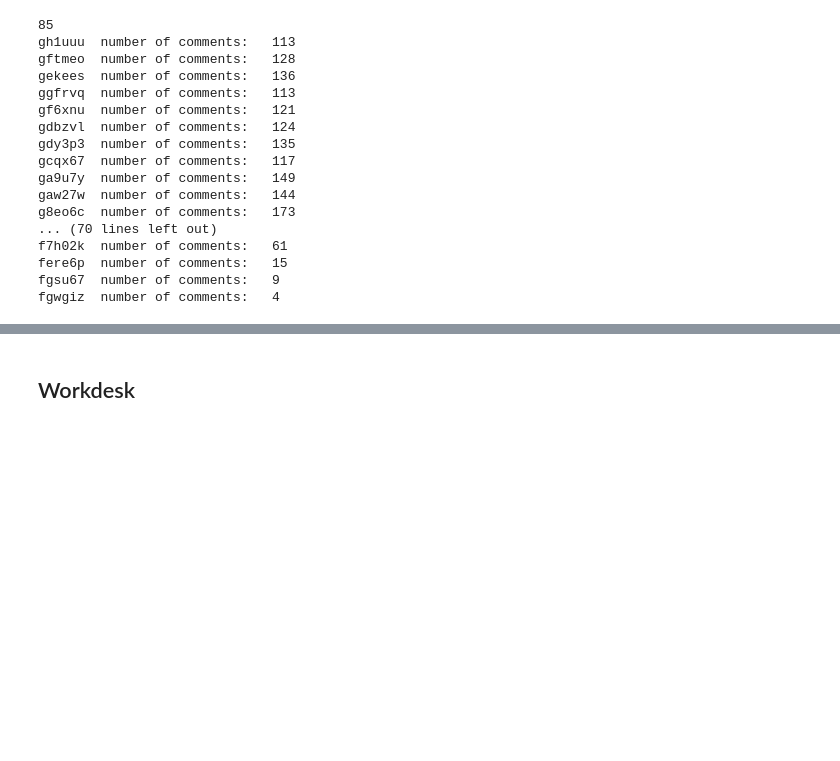
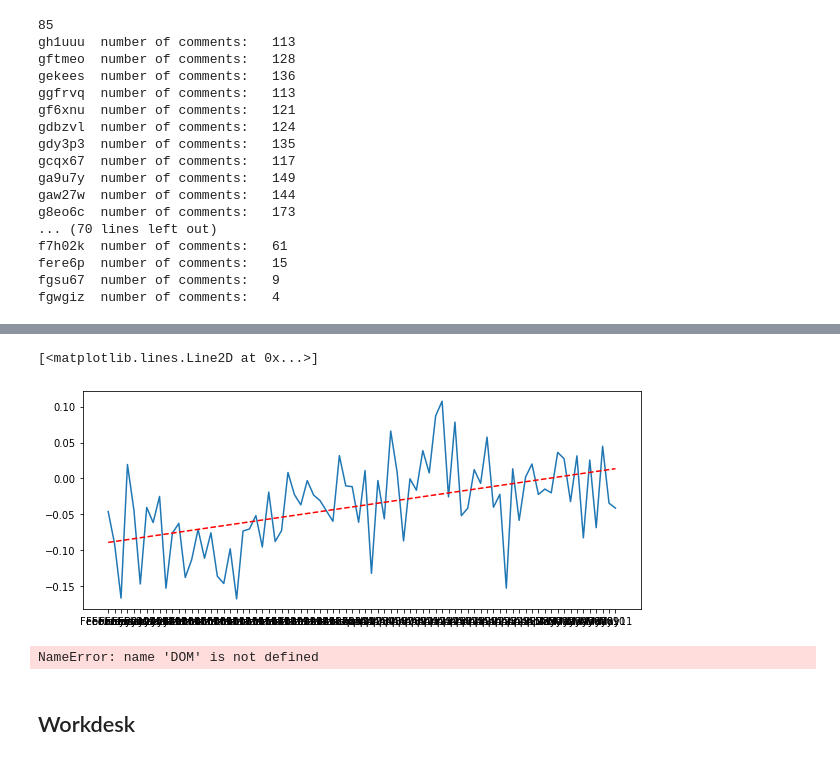
Before and after one commit to Allyson-English/sentiment_analysis, a Jupyter notebook: Reddit_COVID.ipynb, the cells around one changed output, grey strips where cells are left out. Saved outputs shown, nothing was run; the diff lists cells and outputs as text; code cells hidden in the pictures; blank space fills up the shorter version.

Commit message:
pulled data going back to Feb 20 and visualized trend

```diff
--- a/Reddit_COVID.ipynb
+++ b/Reddit_COVID.ipynb
@@ -190,3 +202,52 @@ pprint(comment_dict)
+# %%
+avrg_by_day = df.groupby('DOM').mean().reset_index()
+
+def sort_days(x):
+    if x.startswith('F'):
+        return 2
+    elif x.startswith('Mar'):
+        return 3
+    elif x.startswith('Ap'):
+        return 4
+    elif x.startswith('May'):
+        return 5
+
+avrg_by_day['month_num'] = avrg_by_day['DOM'].apply(sort_days)
+
+def day_num(x):
+    return int(x[-2:])
+
+avrg_by_day['day_num'] = avrg_by_day['DOM'].apply(day_num)
+
+avrg_by_day.sort_values(['month_num', 'day_num'], inplace = True)
+avrg_by_day.reset_index(drop=True, inplace= True)
+# %%
+y = avrg_by_day['compound']
+x = avrg_by_day.index
+x_labels = avrg_by_day['DOM']
+
+#ploting with matplotlib
+
+fig, ax = plt.subplots(figsize = (10,4))
+ax.set_xticks(x)
+ax.set_xticklabels(x_labels)
+ax.plot(x, y)
+
+
+z = np.polyfit(x, y, 1)
+p = np.poly1d(z)
+ax.plot(x,p(x),"r--")
+
+# plt.show()
+# %% [output]
+[<matplotlib.lines.Line2D at 0x...>]
+[figure, added]
+# %%
+z = np.polyfit(x, y, 1)
+p = np.poly1d(z)
+ax.plot(x,p(x),"r--")
+# %% [output]
+NameError: name 'DOM' is not defined
 # %%
 # Makes a json
 
```
Also changed, not shown: parts of 7 cells of this notebook.
